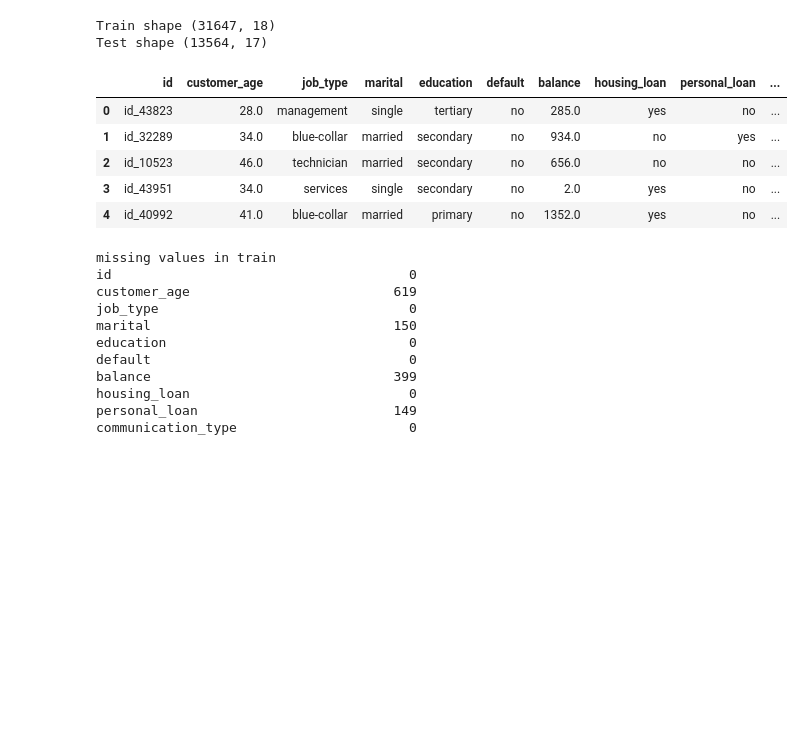
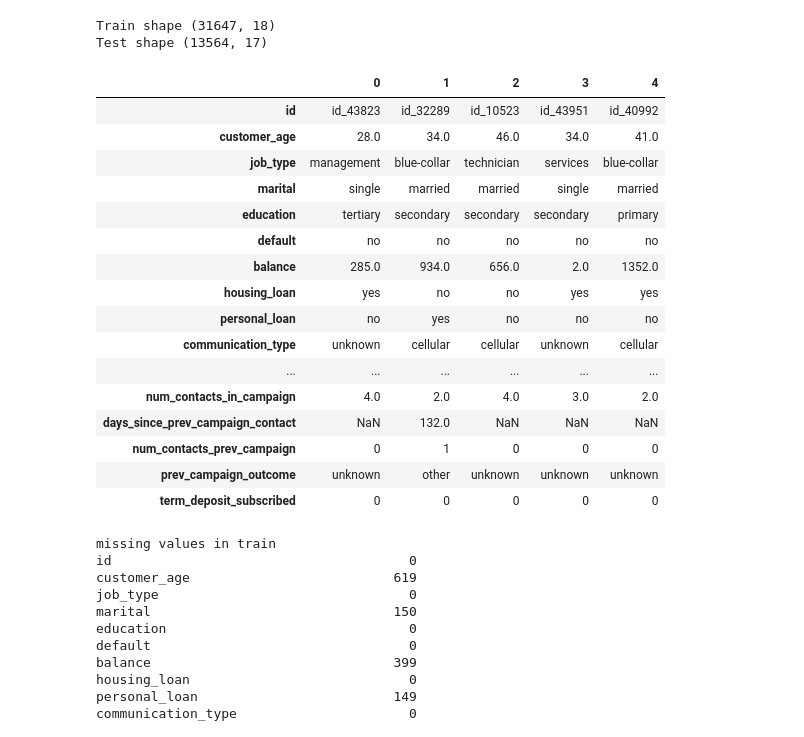
Before and after one commit to vicgpt/Campaign-Outcome-Prediction, a Jupyter notebook: eda/data_exploration.ipynb, the cells around one changed output. Cells and saved outputs as stored; diff of their text form; code cells hidden in the pictures; blank space fills up the shorter version.

```diff
--- a/eda/data_exploration.ipynb
+++ b/eda/data_exploration.ipynb
@@ -18,14 +18,25 @@ print('Test shape', test.shape)
 Train shape (31647, 18)
 Test shape (13564, 17)
 # %%
-train.head()
+train.head().T
 # %% [output]
-|  | id | customer_age | job_type | marital | education | default | balance | housing_loan | personal_loan | ... |
-| 0 | id_43823 | 28.0 | management | single | tertiary | no | 285.0 | yes | no | ... |
-| 1 | id_32289 | 34.0 | blue-collar | married | secondary | no | 934.0 | no | yes | ... |
-| 2 | id_10523 | 46.0 | technician | married | secondary | no | 656.0 | no | no | ... |
-| 3 | id_43951 | 34.0 | services | single | secondary | no | 2.0 | yes | no | ... |
-| 4 | id_40992 | 41.0 | blue-collar | married | primary | no | 1352.0 | yes | no | ... |
+|  | 0 | 1 | 2 | 3 | 4 |
+| id | id_43823 | id_32289 | id_10523 | id_43951 | id_40992 |
+| customer_age | 28.0 | 34.0 | 46.0 | 34.0 | 41.0 |
+| job_type | management | blue-collar | technician | services | blue-collar |
+| marital | single | married | married | single | married |
+| education | tertiary | secondary | secondary | secondary | primary |
+| default | no | no | no | no | no |
+| balance | 285.0 | 934.0 | 656.0 | 2.0 | 1352.0 |
+| housing_loan | yes | no | no | yes | yes |
+| personal_loan | no | yes | no | no | no |
+| communication_type | unknown | cellular | cellular | unknown | cellular |
+| ... | ... | ... | ... | ... | ... |
+| num_contacts_in_campaign | 4.0 | 2.0 | 4.0 | 3.0 | 2.0 |
+| days_since_prev_campaign_contact | NaN | 132.0 | NaN | NaN | NaN |
+| num_contacts_prev_campaign | 0 | 1 | 0 | 0 | 0 |
+| prev_campaign_outcome | unknown | other | unknown | unknown | unknown |
+| term_deposit_subscribed | 0 | 0 | 0 | 0 | 0 |
 # %%
 # checking null values
 print('missing values in train')
```
Also changed, not shown: parts of 3 cells of this notebook.
